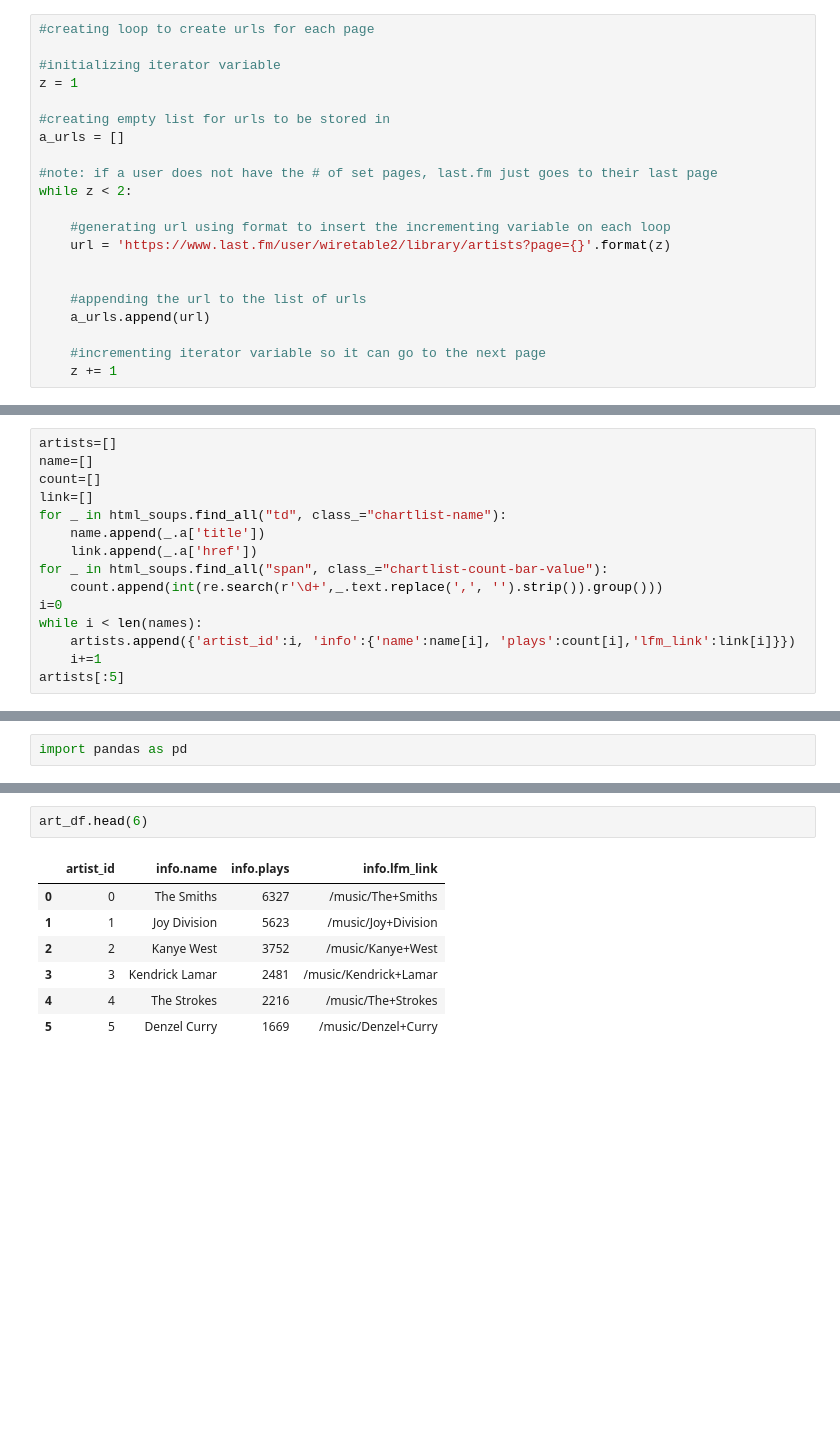
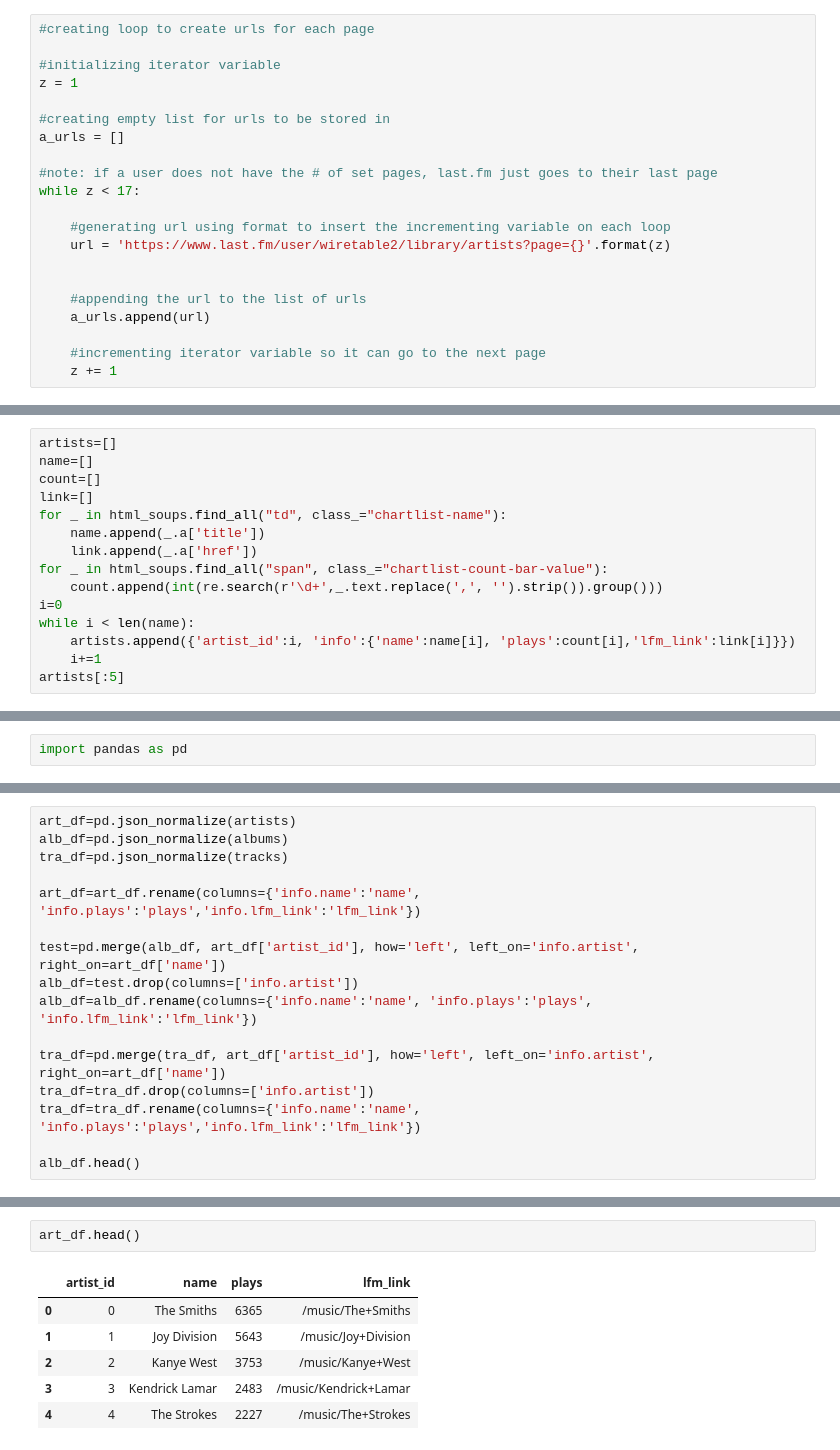
Before and after one commit to pcassioppi/lastfmScrape, a Jupyter notebook: lastfmScrape.ipynb, the cells around one changed output, grey strips where cells are left out. Saved outputs shown, nothing was run; the diff lists cells and outputs as text; blank space fills up the shorter version.

Commit message:
dictionaries now have normalized artist ids

```diff
--- a/lastfmScrape.ipynb
+++ b/lastfmScrape.ipynb
@@ -105,7 +105,7 @@ z = 1
 a_urls = []
 
 #note: if a user does not have the # of set pages, last.fm just goes to their last page
-while z < 2:
+while z < 17:
 
     #generating url using format to insert the incrementing variable on each loop
     url = 'https://www.last.fm/user/wiretable2/library/artists?page={}'.format(z)
@@ -138,7 +138,7 @@ for _ in html_soups.find_all("td", class_="chartlist-name"):
 for _ in html_soups.find_all("span", class_="chartlist-count-bar-value"):
     count.append(int(re.search(r'\d+',_.text.replace(',', '').strip()).group()))
 i=0
-while i < len(names):
+while i < len(name):
     artists.append({'artist_id':i, 'info':{'name':name[i], 'plays':count[i],'lfm_link':link[i]}})
     i+=1
 artists[:5]
@@ -265,0 +240,16 @@ alb_df.head()
+# %%
+art_df=pd.json_normalize(artists)
+alb_df=pd.json_normalize(albums)
+tra_df=pd.json_normalize(tracks)
+
+art_df=art_df.rename(columns={'info.name':'name', 'info.plays':'plays','info.lfm_link':'lfm_link'})
+
+test=pd.merge(alb_df, art_df['artist_id'], how='left', left_on='info.artist', right_on=art_df['name'])
+alb_df=test.drop(columns=['info.artist'])
+alb_df=alb_df.rename(columns={'info.name':'name', 'info.plays':'plays', 'info.lfm_link':'lfm_link'})
+
+tra_df=pd.merge(tra_df, art_df['artist_id'], how='left', left_on='info.artist', right_on=art_df['name'])
+tra_df=tra_df.drop(columns=['info.artist'])
+tra_df=tra_df.rename(columns={'info.name':'name', 'info.plays':'plays','info.lfm_link':'lfm_link'})
+
+alb_df.head()
@@ -266,13 +263,12 @@ alb_df.head()
 # %%
-art_df.head(6)
+art_df.head()
 # %% [output]
-|  | artist_id | info.name | info.plays | info.lfm_link |
-| 0 | 0 | The Smiths | 6327 | /music/The+Smiths |
-| 1 | 1 | Joy Division | 5623 | /music/Joy+Division |
-| 2 | 2 | Kanye West | 3752 | /music/Kanye+West |
-| 3 | 3 | Kendrick Lamar | 2481 | /music/Kendrick+Lamar |
-| 4 | 4 | The Strokes | 2216 | /music/The+Strokes |
-| 5 | 5 | Denzel Curry | 1669 | /music/Denzel+Curry |
+|  | artist_id | name | plays | lfm_link |
+| 0 | 0 | The Smiths | 6365 | /music/The+Smiths |
+| 1 | 1 | Joy Division | 5643 | /music/Joy+Division |
+| 2 | 2 | Kanye West | 3753 | /music/Kanye+West |
+| 3 | 3 | Kendrick Lamar | 2483 | /music/Kendrick+Lamar |
+| 4 | 4 | The Strokes | 2227 | /music/The+Strokes |
 # %%
 tra_df.head()
 # %% [output]
```
Also changed, not shown: parts of 19 cells of this notebook.
